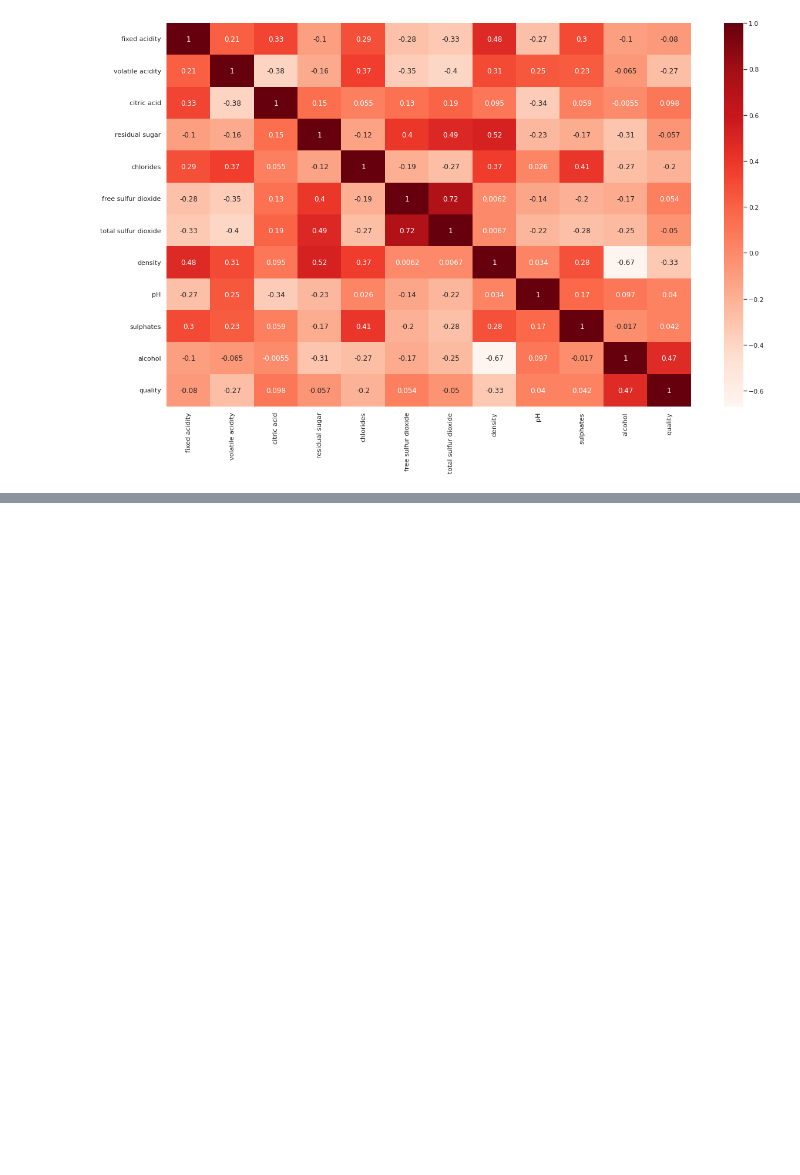
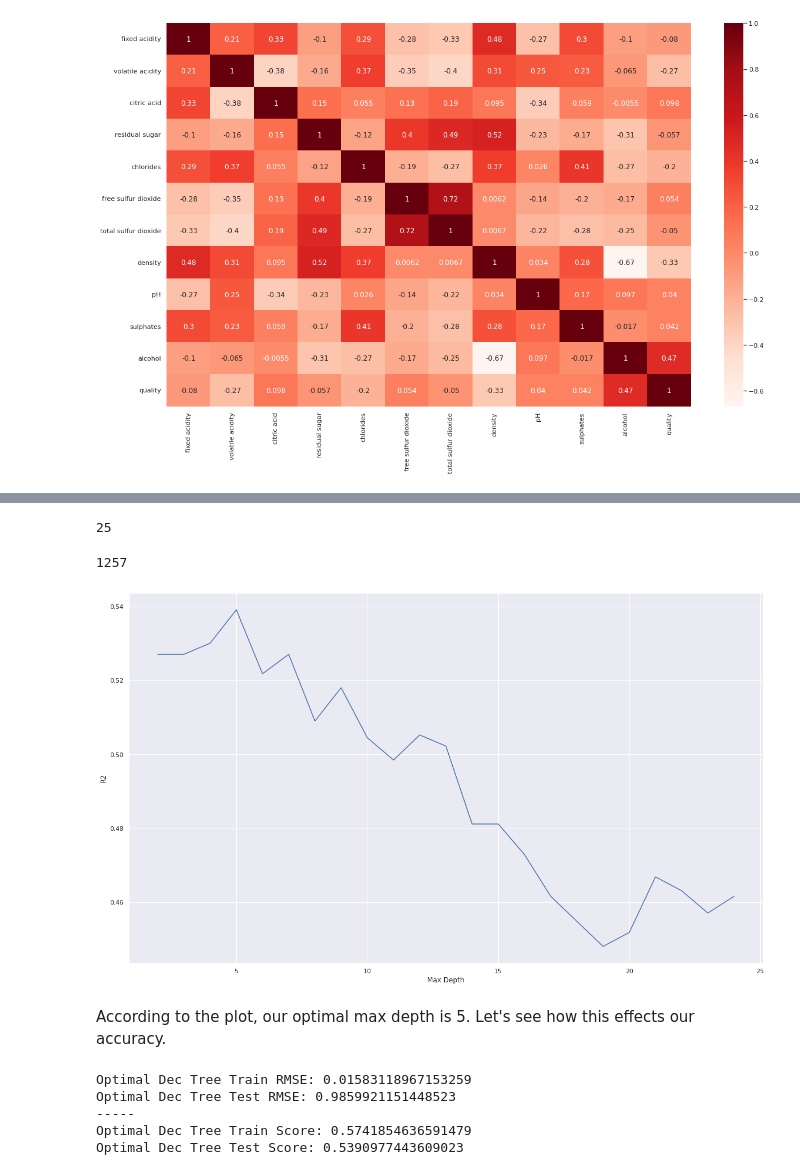
Before and after one commit to bemadi/Predicting-Wine-Quality-Using-Machine-Learning, a Jupyter notebook: Project_2_Wine_Quality.ipynb, the cells around one changed output, grey strips where cells are left out. Saved outputs shown, nothing was run; the diff lists cells and outputs as text; code cells hidden in the pictures; blank space fills up the shorter version.

```diff
--- a/Project_2_Wine_Quality.ipynb
+++ b/Project_2_Wine_Quality.ipynb
@@ -110,0 +332,3 @@ The feature with the highest correlation to quality is the alcohol. All other fe
+# %%
+rf_gs = GridSearchCV(rf_pipe, rf_params)
+rf_gs.fit(X_train, y_train)
@@ -110,0 +391,5 @@ The feature with the highest correlation to quality is the alcohol. All other fe
+# %%
+dec_tree = DecisionTreeClassifier(random_state=42)
+# %%
+dec_tree_pipe = make_pipeline(column_transformer, dec_tree)
+dec_tree_pipe.fit(X_train, y_train)
@@ -110,0 +449,44 @@ The feature with the highest correlation to quality is the alcohol. All other fe
+# %%
+dec_tree.get_depth()
+# %% [output]
+25
+# %%
+dec_tree.get_n_leaves()
+# %% [output]
+1257
+# %%
+# The graph below helps us determine the optimal max depth of our decision tree by plotting the R2 score for a range of max depth values.
+
+max_depth_range = list(range(2,25))
+r2 = []
+for depth in max_depth_range:
+  dec_tree = DecisionTreeClassifier(max_depth=depth,
+                                    random_state=42)
+  dec_tree.fit(X_train, y_train)
+  score = dec_tree.score(X_test, y_test)
+  r2.append(score)
+# %%
+import matplotlib.pyplot as plt
+plt.plot(max_depth_range, r2)
+plt.xlabel('Max Depth')
+plt.ylabel('R2');
+# %% [output]
+[figure, added]
+# %% [markdown]
+According to the plot, our optimal max depth is 5. Let's see how this effects our accuracy.
+# %%
+dec_tree_5 = DecisionTreeClassifier(max_depth = 5, random_state=42)
+dec_tree_5.fit(X_train, y_train)
+train_5_score = dec_tree_5.score(X_train, y_train)
+test_5_score = dec_tree_5.score(X_test, y_test)
+print('Optimal Dec Tree Train RMSE:', np.sqrt(mean_squared_error(y_train, dec_tree_pipe.predict(X_train))))
+print('Optimal Dec Tree Test RMSE:', np.sqrt(mean_squared_error(y_test, dec_tree_pipe.predict(X_test))))
+print('-----')
+print('Optimal Dec Tree Train Score:', train_5_score)
+print('Optimal Dec Tree Test Score:', test_5_score)
+# %% [output]
+Optimal Dec Tree Train RMSE: 0.01583118967153259
+Optimal Dec Tree Test RMSE: 0.9859921151448523
+-----
+Optimal Dec Tree Train Score: 0.5741854636591479
+Optimal Dec Tree Test Score: 0.5390977443609023
```
Also changed, not shown: parts of 48 cells of this notebook.
